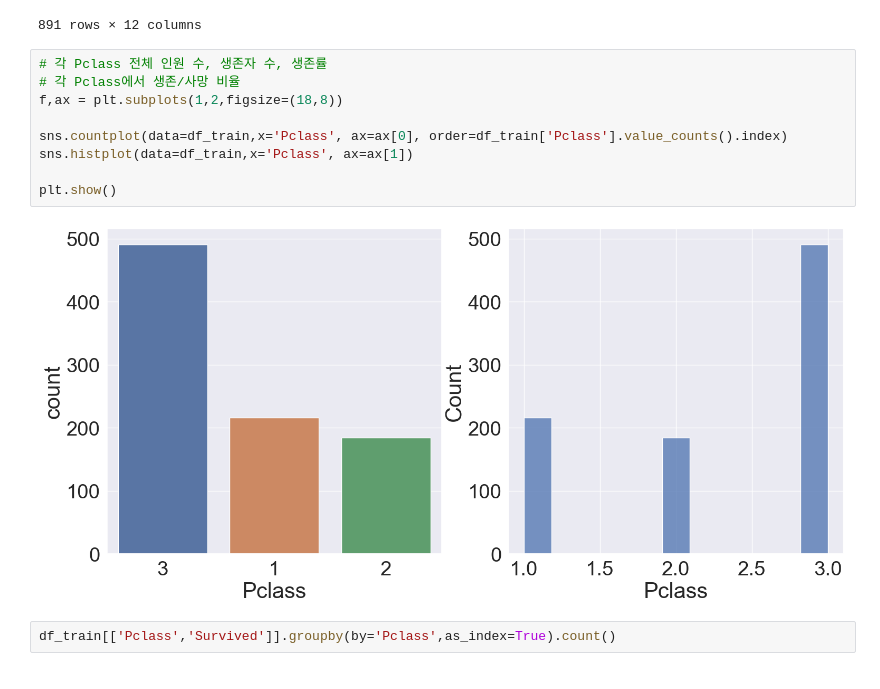
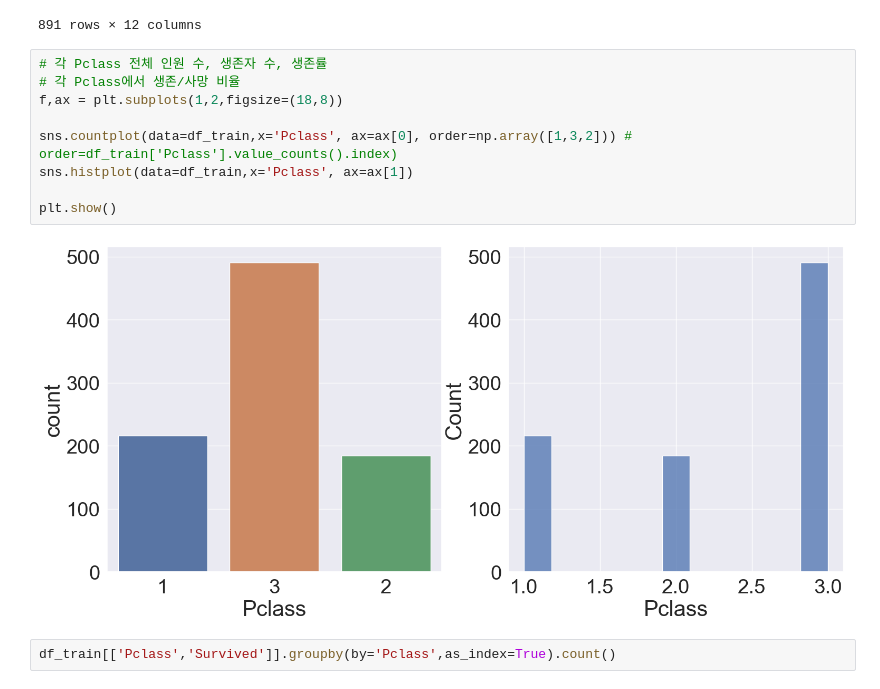
Before and after one commit to JW-Namsta/Kaggle_Study, a Jupyter notebook: Titanic/TItanic_copy_3.ipynb, the cells around one changed output. Cells and saved outputs as stored; diff of their text form.

```diff
--- a/Titanic/TItanic_copy_3.ipynb
+++ b/Titanic/TItanic_copy_3.ipynb
@@ -93,14 +93,14 @@ df_train
 # %%
 # 각 Pclass 전체 인원 수, 생존자 수, 생존률
 # 각 Pclass에서 생존/사망 비율
 f,ax = plt.subplots(1,2,figsize=(18,8))
 
-sns.countplot(data=df_train,x='Pclass', ax=ax[0], order=df_train['Pclass'].value_counts().index)
+sns.countplot(data=df_train,x='Pclass', ax=ax[0], order=np.array([1,3,2])) # order=df_train['Pclass'].value_counts().index)
 sns.histplot(data=df_train,x='Pclass', ax=ax[1])
 
 plt.show()
 # %% [output]
-[figure, old version]
+[figure, new version]
 # %%
 df_train[['Pclass','Survived']].groupby(by='Pclass',as_index=True).count()
 # %% [output]
```
Also changed, not shown: parts of 12 cells of this notebook.
